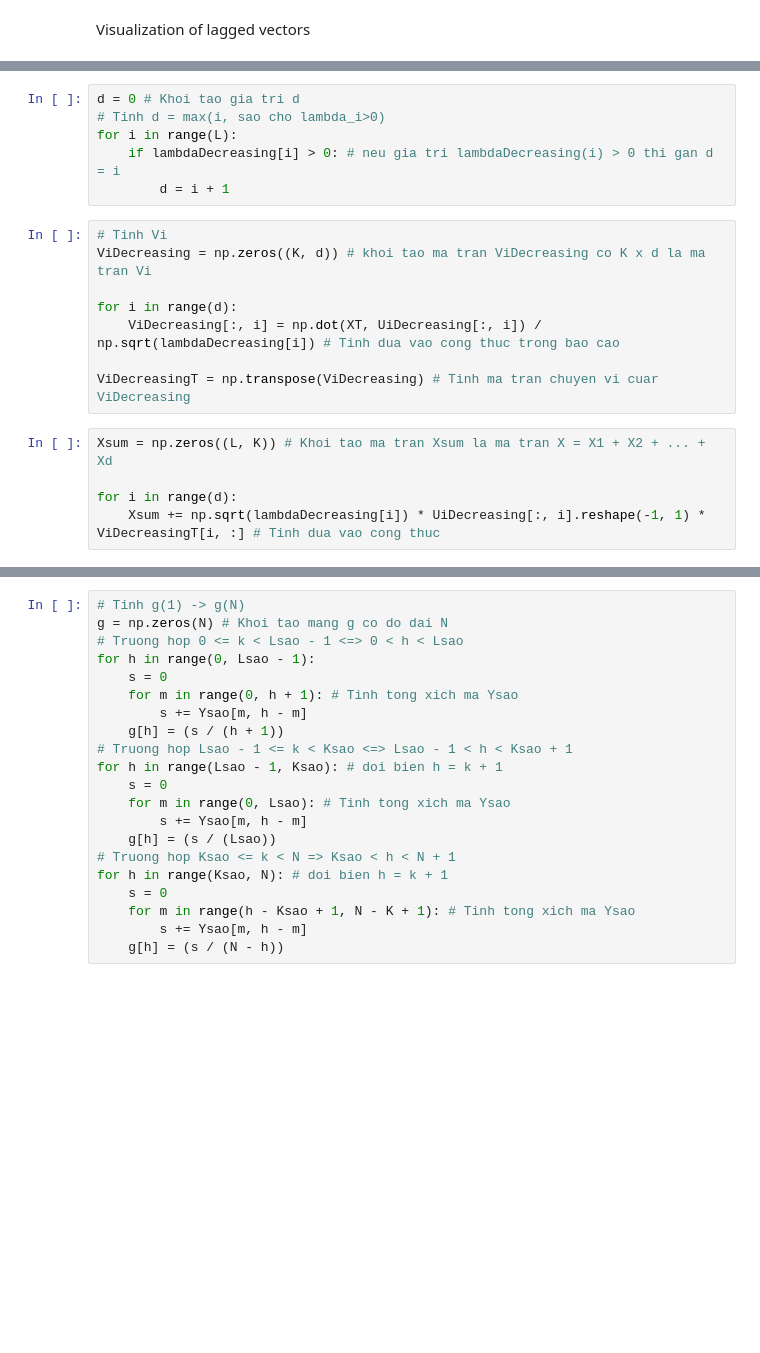
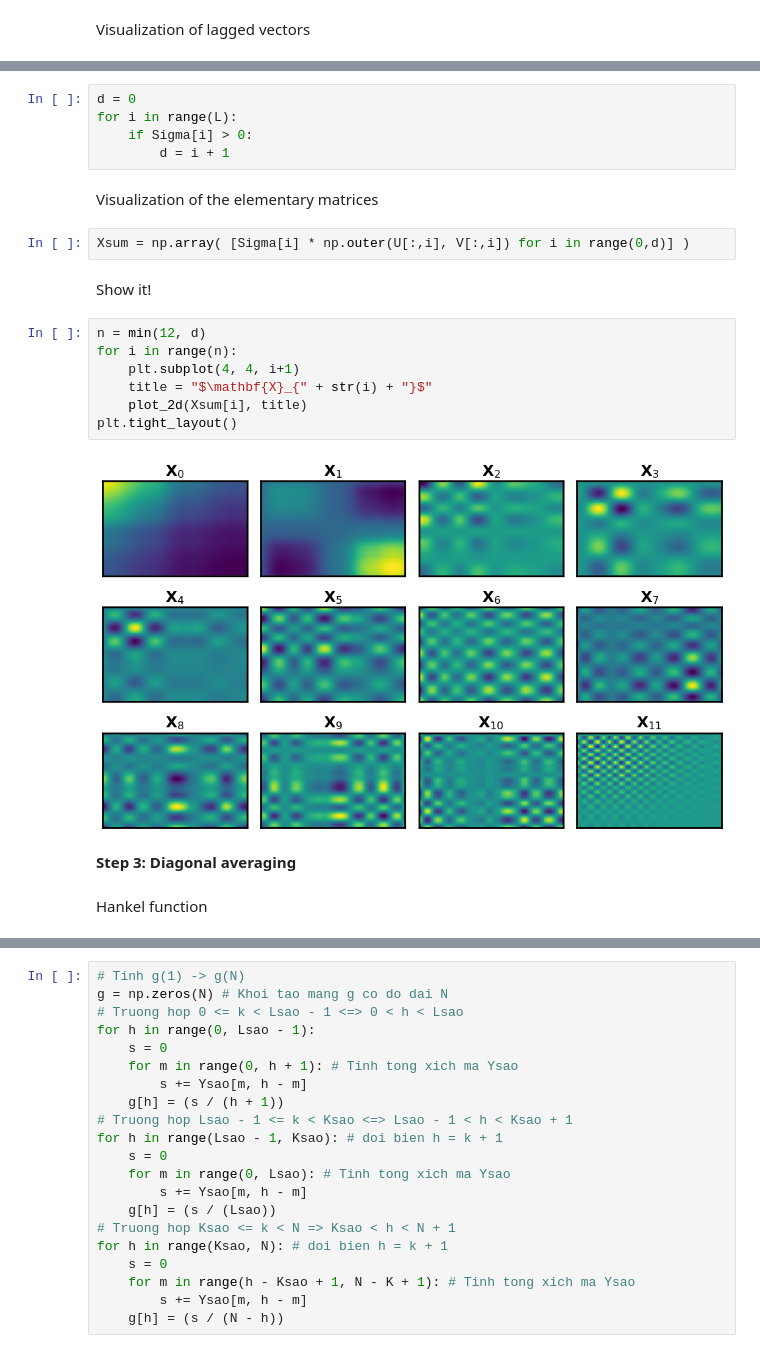
Before and after one commit to Baozzz04/UH_SSA_Forecasting, a Jupyter notebook: main.ipynb, the cells around one changed output, grey strips where cells are left out. Drawn from its saved outputs; the diff is of its cells as text; blank space fills up the shorter version.

```diff
--- a/main.ipynb
+++ b/main.ipynb
@@ -55,19 +76,24 @@ UiDecreasing = eigenvectorsS[:, ind] # Vector rieng cua tung gia tri rieng duoc
 # %%
-d = 0 # Khoi tao gia tri d
-# Tinh d = max(i, sao cho lambda_i>0)
+d = 0
 for i in range(L):
-    if lambdaDecreasing[i] > 0: # neu gia tri lambdaDecreasing(i) > 0 thi gan d = i
+    if Sigma[i] > 0:
         d = i + 1
-# %%
-# Tinh Vi
-ViDecreasing = np.zeros((K, d)) # khoi tao ma tran ViDecreasing co K x d la ma tran Vi
-
-for i in range(d):
-    ViDecreasing[:, i] = np.dot(XT, UiDecreasing[:, i]) / np.sqrt(lambdaDecreasing[i]) # Tinh dua vao cong thuc trong bao cao
-
-ViDecreasingT = np.transpose(ViDecreasing) # Tinh ma tran chuyen vi cuar ViDecreasing
-# %%
-Xsum = np.zeros((L, K)) # Khoi tao ma tran Xsum la ma tran X = X1 + X2 + ... + Xd
-
-for i in range(d):
-    Xsum += np.sqrt(lambdaDecreasing[i]) * UiDecreasing[:, i].reshape(-1, 1) * ViDecreasingT[i, :] # Tinh dua vao cong thuc
+# %% [markdown]
+Visualization of the elementary matrices
+# %%
+Xsum = np.array( [Sigma[i] * np.outer(U[:,i], V[:,i]) for i in range(0,d)] )
+# %% [markdown]
+Show it!
+# %%
+n = min(12, d)
+for i in range(n):
+    plt.subplot(4, 4, i+1)
+    title = "$\mathbf{X}_{" + str(i) + "}$"
+    plot_2d(Xsum[i], title)
+plt.tight_layout()
+# %% [output]
+[figure, added]
+# %% [markdown]
+**Step 3: Diagonal averaging**
+# %% [markdown]
+Hankel function
```
Also changed, not shown: parts of 24 cells of this notebook.
